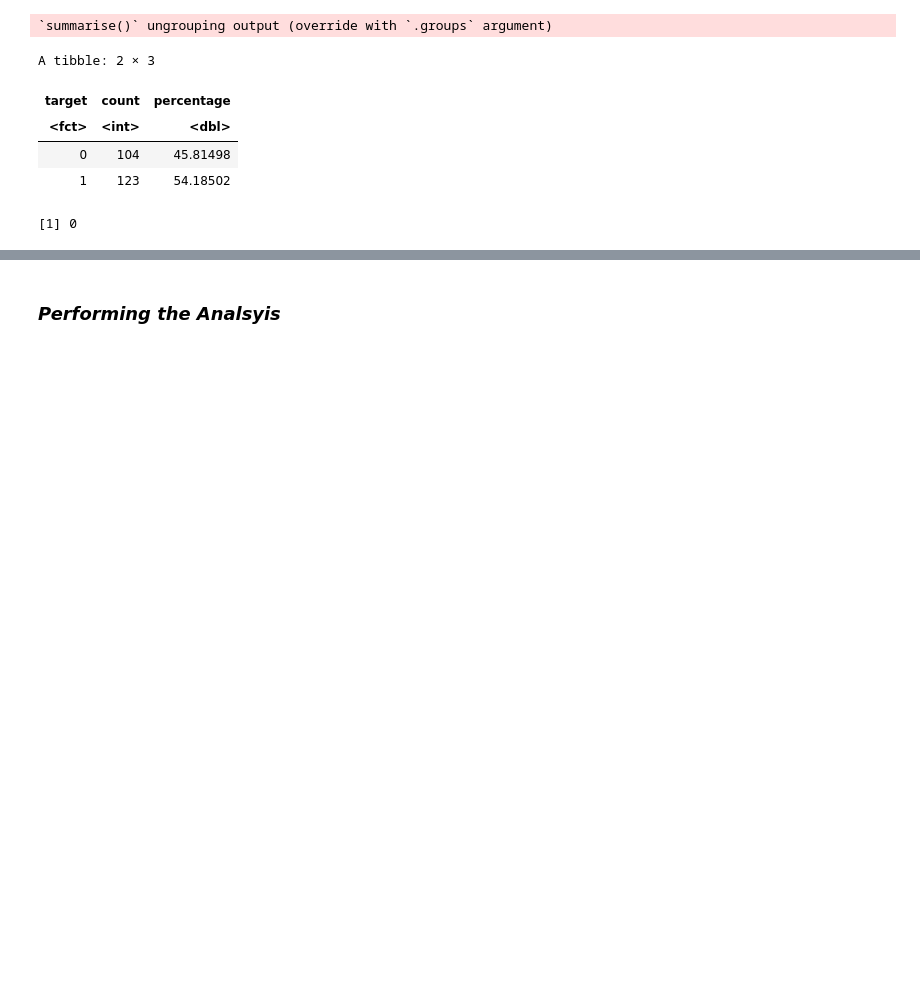
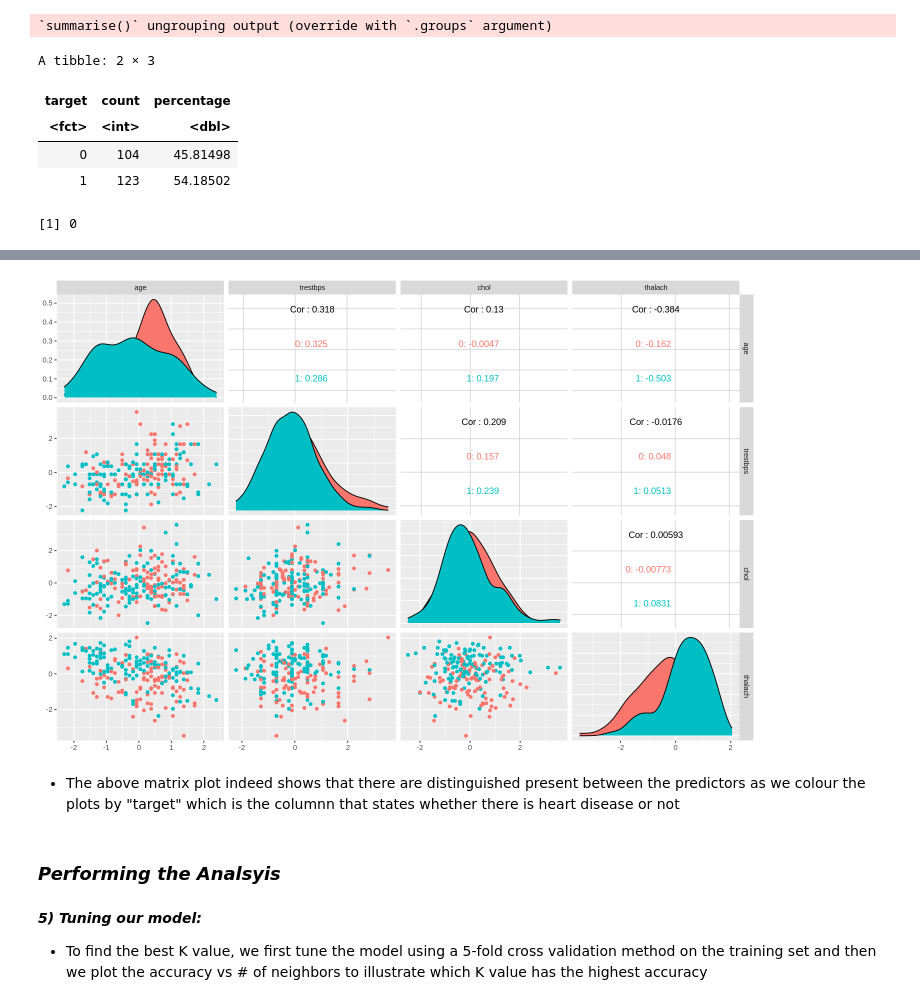
Before and after one commit to sadia-kd/DSCI-Project, a Jupyter notebook: Final Project Report.ipynb, the cells around one changed output, grey strips where cells are left out. Drawn from its saved outputs; the diff is of its cells as text; code cells hidden in the pictures; blank space fills up the shorter version.

Commit message:
Added steps between cells

```diff
--- a/Final Project Report.ipynb
+++ b/Final Project Report.ipynb
@@ -119,0 +133,10 @@ summary(heart_disease_train)
+# %%
+# scale and center + prep and bake to inspect the result of the preprocessing steps
+
+scaled_heart_disease <- recipe(target  ~ ., data = heart_disease_train) %>%
+    step_scale(all_predictors()) %>%
+    step_center(all_predictors()) %>%
+    prep() %>%
+    bake(heart_disease_train)
+
+scaled_heart_disease
@@ -120,4 +154,19 @@ summary(heart_disease_train)
+# %%
+# Plot all appropriate columns against each other, and colour by the target
+options(repr.plot.width = 12, repr.plot.height = 8)
+
+plots <- ggpairs(scaled_heart_disease, mapping = aes(color = target), columns = 1:4)
+
+plots
+# %% [output]
+[figure, added]
+# %% [markdown]
+- The above matrix plot indeed shows that there are distinguished present between the predictors as we colour the plots by "target" which is the columnn that states whether there is heart disease or not
 # %% [markdown]
 ### _Performing the Analsyis_
+# %% [markdown]
+***5) Tuning our model:***
+
+- To find the best K value, we first tune the model using a 5-fold cross validation method on the training set and then we plot the accuracy vs # of neighbors to illustrate which K value has the highest accuracy
 # %%
 # Set the seed. Don't remove this!
```
Also changed, not shown: parts of 30 cells of this notebook.
